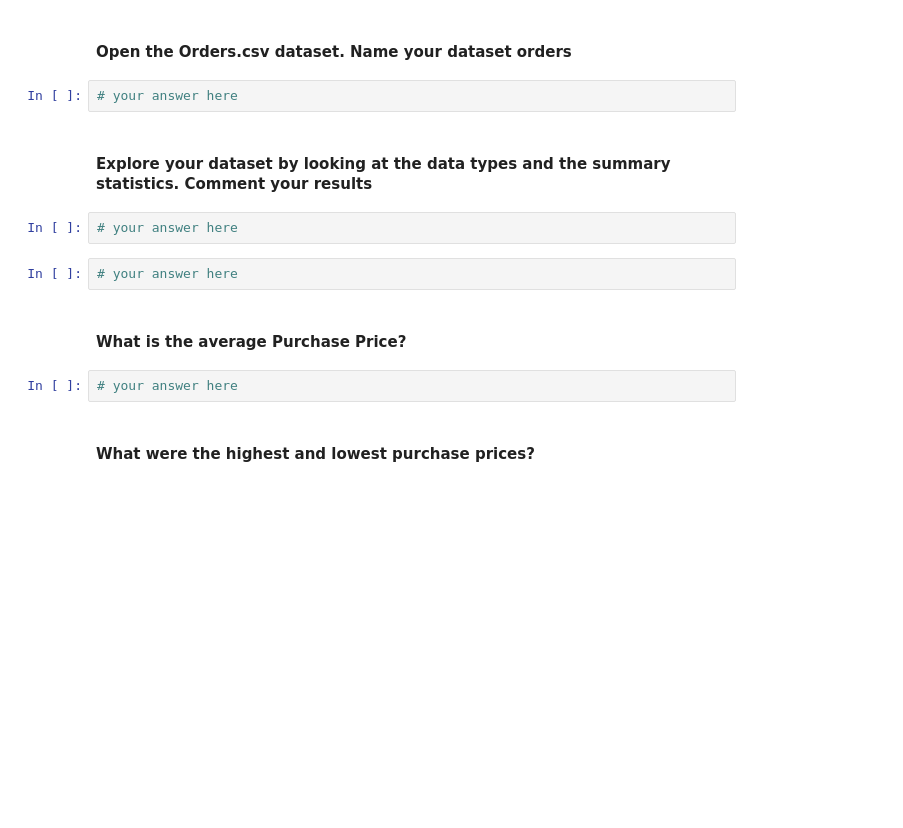
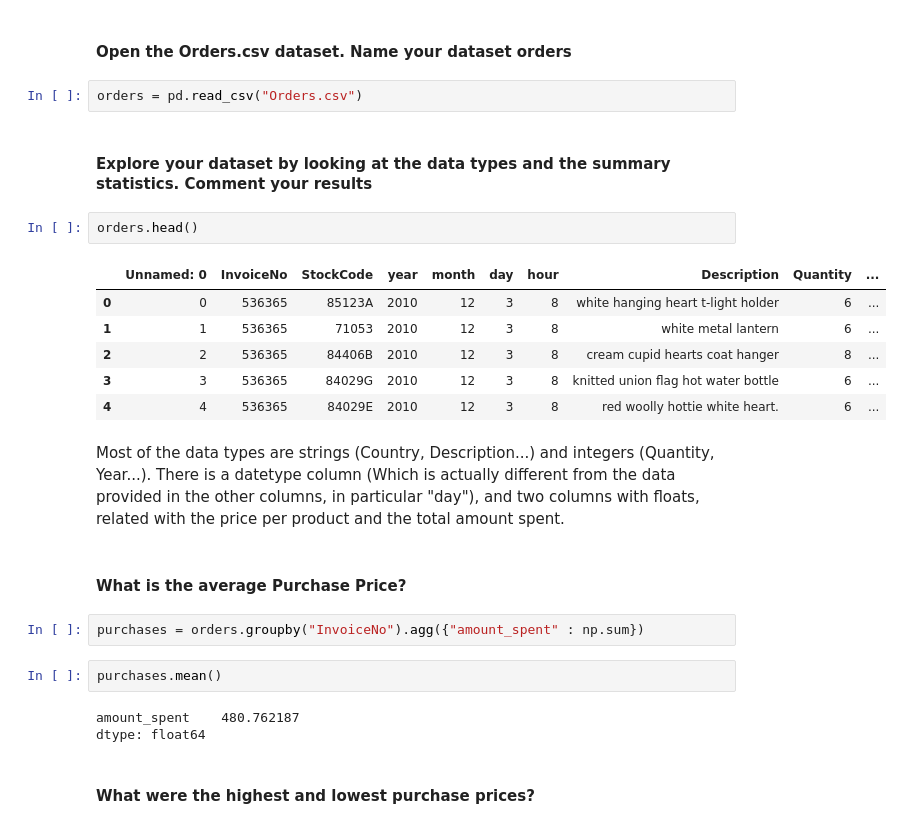
Before and after one commit to antoniogarciagiron/lab-subsetting-and-descriptive-stats, a Jupyter notebook: your-code/main.ipynb, the cells around one changed output. Cells and saved outputs as stored; diff of their text form; blank space fills up the shorter version.

```diff
--- a/your-code/main.ipynb
+++ b/your-code/main.ipynb
@@ -407,17 +407,29 @@ Maximum salary difference in Sales department: 0
 # Challenge 3
 # %% [markdown]
 #### Open the Orders.csv dataset. Name your dataset orders
-# %%
-# your answer here
+# %%
+orders = pd.read_csv("Orders.csv")
 # %% [markdown]
 #### Explore your dataset by looking at the data types and the summary statistics. Comment your results
-# %%
-# your answer here
-# %%
-# your answer here
+# %%
+orders.head()
+# %% [output]
+|  | Unnamed: 0 | InvoiceNo | StockCode | year | month | day | hour | Description | Quantity | ... |
+| 0 | 0 | 536365 | 85123A | 2010 | 12 | 3 | 8 | white hanging heart t-light holder | 6 | ... |
+| 1 | 1 | 536365 | 71053 | 2010 | 12 | 3 | 8 | white metal lantern | 6 | ... |
+| 2 | 2 | 536365 | 84406B | 2010 | 12 | 3 | 8 | cream cupid hearts coat hanger | 8 | ... |
+| 3 | 3 | 536365 | 84029G | 2010 | 12 | 3 | 8 | knitted union flag hot water bottle | 6 | ... |
+| 4 | 4 | 536365 | 84029E | 2010 | 12 | 3 | 8 | red woolly hottie white heart. | 6 | ... |
+# %% [markdown]
+Most of the data types are strings (Country, Description...) and integers (Quantity, Year...). There is a datetype column (Which is actually different from the data provided in the other columns, in particular "day"), and two columns with floats, related with the price per product and the total amount spent.
 # %% [markdown]
 ####  What is the average Purchase Price?
-# %%
-# your answer here
+# %%
+purchases = orders.groupby("InvoiceNo").agg({"amount_spent" : np.sum})
+# %%
+purchases.mean()
+# %% [output]
+amount_spent    480.762187
+dtype: float64
 # %% [markdown]
 #### What were the highest and lowest purchase prices?
```
Also changed, not shown: parts of 29 cells of this notebook.
